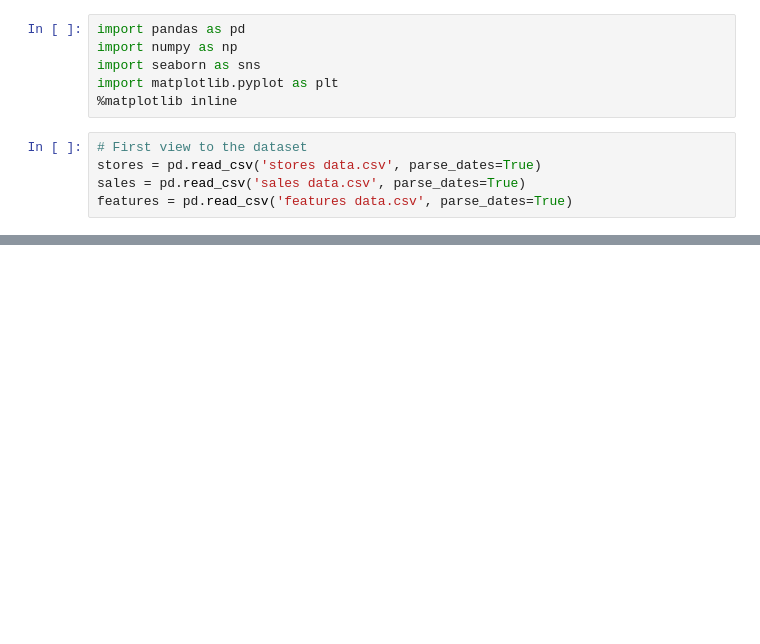
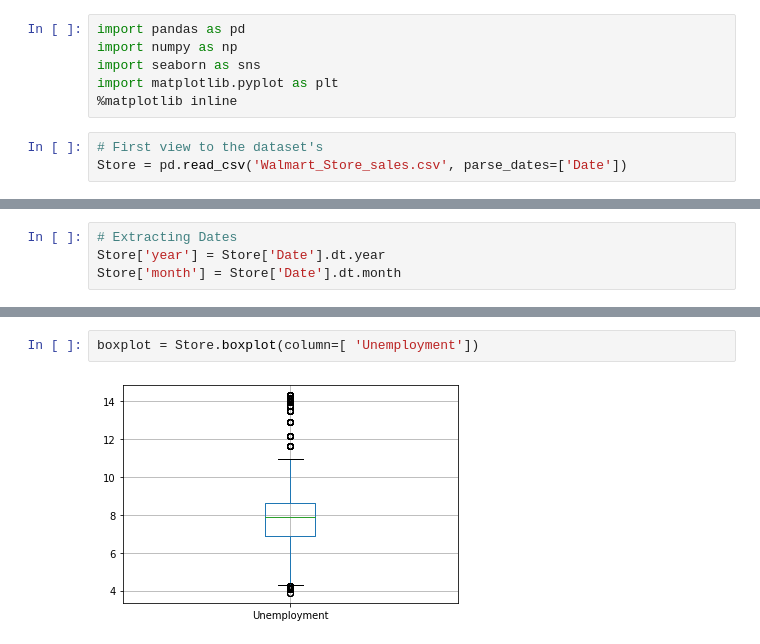
Before and after one commit to DamonReyes/Portfolio_Projects, a Jupyter notebook: Python/Retail Stores Analytics.ipynb, the cells around one changed output, grey strips where cells are left out. Drawn from its saved outputs; the diff is of its cells as text; blank space fills up the shorter version.

```diff
--- a/Python/Retail Stores Analytics.ipynb
+++ b/Python/Retail Stores Analytics.ipynb
@@ -26,7 +24,5 @@ import seaborn as sns
 import matplotlib.pyplot as plt
 %matplotlib inline
 # %%
-# First view to the dataset
-stores = pd.read_csv('stores data.csv', parse_dates=True)
-sales = pd.read_csv('sales data.csv', parse_dates=True)
-features = pd.read_csv('features data.csv', parse_dates=True)
+# First view to the dataset's
+Store = pd.read_csv('Walmart_Store_sales.csv', parse_dates=['Date'])
@@ -59,0 +33,4 @@ Index(['Store', 'Type', 'Size'], dtype='object')
+# %%
+# Extracting Dates
+Store['year'] = Store['Date'].dt.year
+Store['month'] = Store['Date'].dt.month
@@ -59,0 +106,4 @@ Index(['Store', 'Type', 'Size'], dtype='object')
+# %%
+boxplot = Store.boxplot(column=[ 'Unemployment'])
+# %% [output]
+[figure, added]
```
Also changed, not shown: parts of 58 cells of this notebook.
